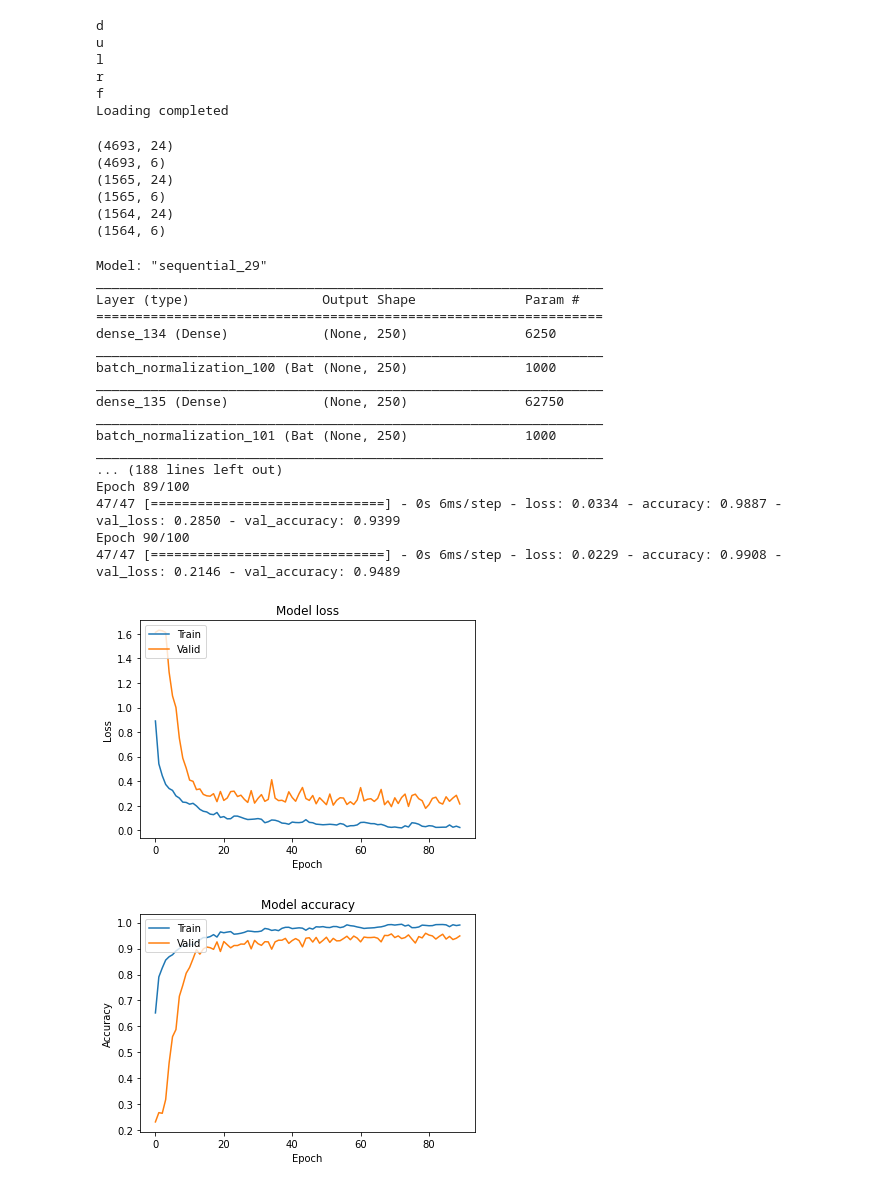
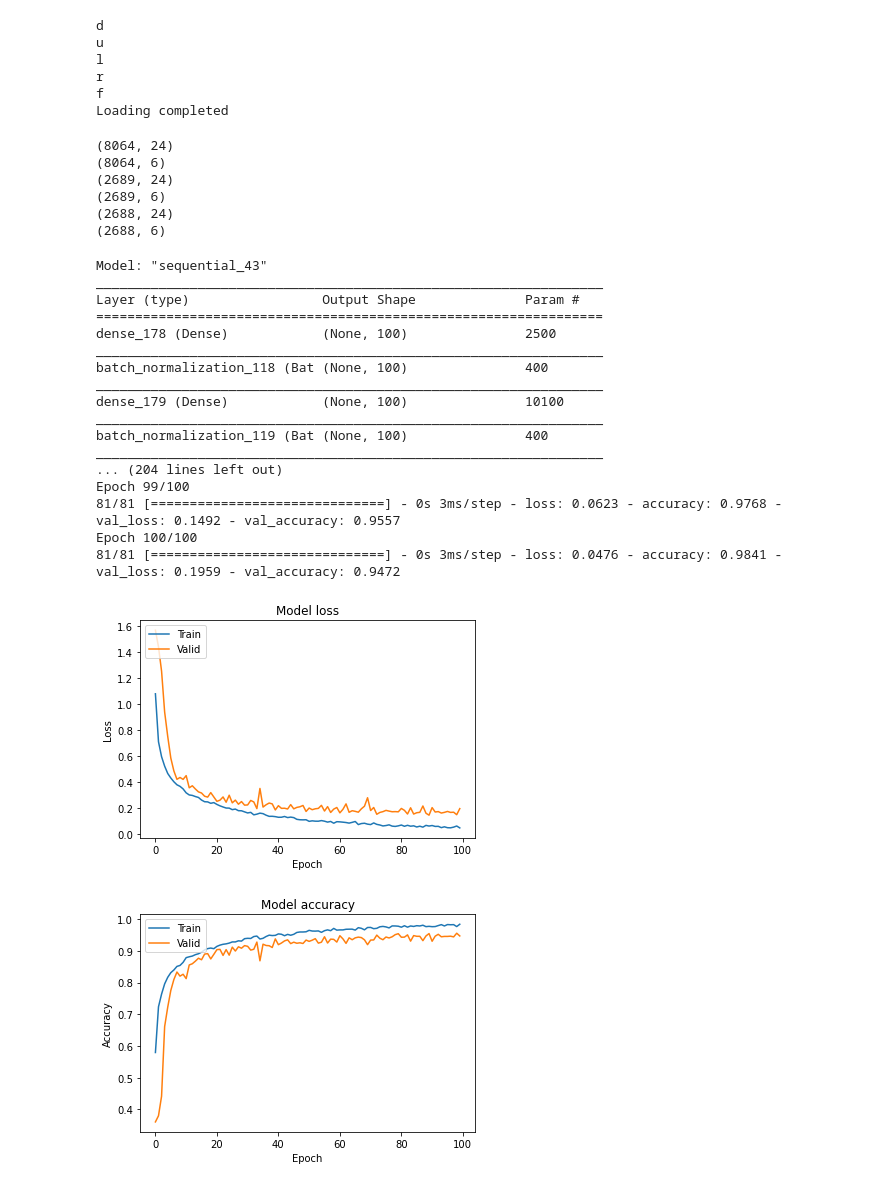
Before and after one commit to Diregie-J/Video-Player-Controlled-by-Action-Recognition, a Jupyter notebook: src/feature.ipynb, the cells around one changed output. Saved outputs shown, nothing was run; the diff lists cells and outputs as text; code cells hidden in the pictures.

```diff
--- a/src/feature.ipynb
+++ b/src/feature.ipynb
@@ -99,8 +99,8 @@ Separating EMG signal channels:
 
 record_length=300
 window_length=100
-window_slice = [m for m in range(11,49,5)]
-# [50, 45, 40, 35, 30, 25, 20,]
+window_slice = [m for m in range(10,91,5)]
+print(window_slice)
 
 emg_1_window={'d': {} , 'u': {}, 'l': {}, 'r': {}, 'f': {}}
 emg_2_window={'d': {} , 'u': {}, 'l': {}, 'r': {}, 'f': {}}
@@ -356,6 +353,7 @@ from keras.layers import Dense, Activation
 from keras.optimizers import Adam, RMSprop
 from keras.layers import Conv1D, BatchNormalization
 from keras.utils import np_utils,normalize
+from keras.callbacks import EarlyStopping
 import matplotlib.pyplot as plt
 import numpy as np
 import tensorflow as tf
@@ -420,32 +418,33 @@ print(y_validate_class.shape)
 print(x_test.shape)
 print(y_test_class.shape)
 # %% [output]
-(4693, 24)
-(4693, 6)
-(1565, 24)
-(1565, 6)
-(1564, 24)
-(1564, 6)
+(8064, 24)
+(8064, 6)
+(2689, 24)
+(2689, 6)
+(2688, 24)
+(2688, 6)
 # %%
 # Model
-from keras.callbacks import EarlyStopping
 
 model = Sequential()
 # model.add(Conv1D(32, kernel_size = 3, activation='relu', kernel_initializer='he_normal', input_shape=x_train.shape[1:]))
 # model.add(Flatten())
-model.add(Dense(250, activation='relu', kernel_initializer='he_normal', input_shape=x_train.shape[1:]))
+model.add(Dense(100, activation='relu', kernel_initializer='he_normal', input_shape=x_train.shape[1:]))
 model.add(BatchNormalization())
-model.add(Dense(250, activation='relu', kernel_initializer='he_normal'))
+model.add(Dense(100, activation='relu', kernel_initializer='he_normal'))
 model.add(BatchNormalization())
-model.add(Dense(250, activation='relu', kernel_initializer='he_normal'))
-model.add(BatchNormalization())
-model.add(Dense(250, activation='relu', kernel_initializer='he_normal'))
+model.add(Dense(100, activation='relu', kernel_initializer='he_normal'))
+# model.add(BatchNormalization())
+# model.add(Dense(250, activation='relu', kernel_initializer='he_normal'))
+# model.add(BatchNormalization())
+# model.add(Dense(250, activation='relu', kernel_initializer='he_normal'))
 # model.add(Dropout(0.1))
 model.add(Dense(6, activation='softmax'))
 
 model.summary()
 # opt = RMSprop(lr=0.1, decay=1e-6)
-early_stop = EarlyStopping(monitor='val_accuracy', min_delta=0, patience=10, verbose=0, mode='max', baseline=None, restore_best_weights=True)
+early_stop = EarlyStopping(monitor='val_accuracy', min_delta=0, patience=20, verbose=0, mode='max', baseline=None, restore_best_weights=True)
 
 # Let's train the model using RMSprop
 model.compile(loss='categorical_crossentropy',
@@ -456,42 +455,42 @@ history=model.fit(x_train, y_train_class, epochs=100, batch_size=100, verbose=1,
 
 # Plot training loss
 plt.plot(history.history['loss'])
 plt.plot(history.history['val_loss'])
 plt.title('Model loss')
 plt.ylabel('Loss')
 plt.xlabel('Epoch')
 plt.legend(['Train', 'Valid'], loc='upper left')
 plt.show()
 
 # Plot training accuracy
 plt.plot(history.history['accuracy'])
 plt.plot(history.history['val_accuracy'])
 plt.title('Model accuracy')
 plt.ylabel('Accuracy')
 plt.xlabel('Epoch')
 plt.legend(['Train', 'Valid'], loc='upper left')
 plt.show()
 
 score = model.evaluate(x_test, y_test_class, verbose=0)
 print('Test loss:', score[0])
 print('Test accuracy:', score[1])
 # %% [output]
-Model: "sequential_29"
+Model: "sequential_43"
 _________________________________________________________________
 Layer (type)                 Output Shape              Param #
 =================================================================
-dense_134 (Dense)            (None, 250)               6250
+dense_178 (Dense)            (None, 100)               2500
 _________________________________________________________________
-batch_normalization_100 (Bat (None, 250)               1000
+batch_normalization_118 (Bat (None, 100)               400
 _________________________________________________________________
-dense_135 (Dense)            (None, 250)               62750
+dense_179 (Dense)            (None, 100)               10100
 _________________________________________________________________
-batch_normalization_101 (Bat (None, 250)               1000
+batch_normalization_119 (Bat (None, 100)               400
 _________________________________________________________________
-... (188 lines left out)
-Epoch 89/100
-47/47 [==============================] - 0s 6ms/step - loss: 0.0334 - accuracy: 0.9887 - val_loss: 0.2850 - val_accuracy: 0.9399
-Epoch 90/100
-47/47 [==============================] - 0s 6ms/step - loss: 0.0229 - accuracy: 0.9908 - val_loss: 0.2146 - val_accuracy: 0.9489
+... (204 lines left out)
+Epoch 99/100
+81/81 [==============================] - 0s 3ms/step - loss: 0.0623 - accuracy: 0.9768 - val_loss: 0.1492 - val_accuracy: 0.9557
+Epoch 100/100
+81/81 [==============================] - 0s 3ms/step - loss: 0.0476 - accuracy: 0.9841 - val_loss: 0.1959 - val_accuracy: 0.9472
-[figure, old version]
+[figure, new version]
-[figure, old version]
+[figure, new version]
```
Also changed, not shown: parts of 3 cells of this notebook.
